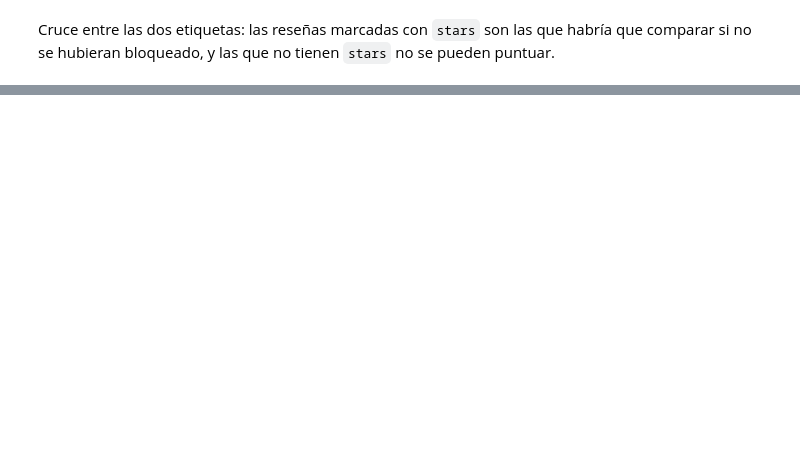
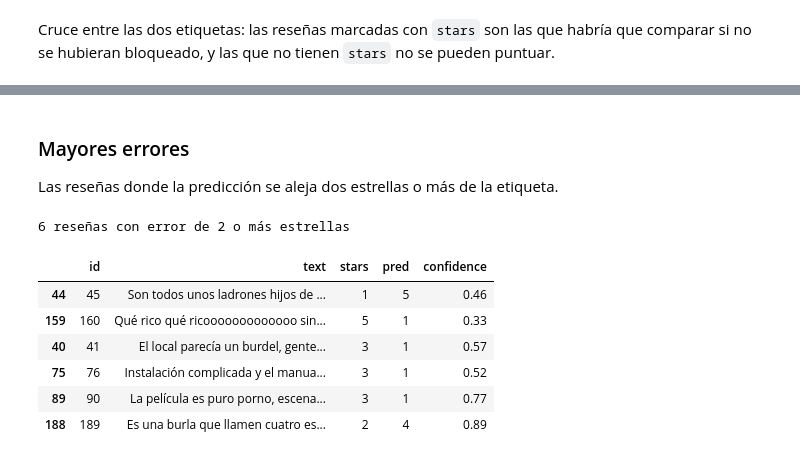
Before and after one commit to samu190804/review-ai-platform, a Jupyter notebook: evaluation/notebooks/evaluation.ipynb, the cells around one changed output, grey strips where cells are left out. Cells and saved outputs as stored; diff of their text form; code cells hidden in the pictures; blank space fills up the shorter version.

```diff
--- a/evaluation/notebooks/evaluation.ipynb
+++ b/evaluation/notebooks/evaluation.ipynb
@@ -46,0 +202,18 @@ pd.crosstab(df["flagged"], df["stars"].isna().map({True: "sin stars", False: "co
+# %% [markdown]
+### Mayores errores
+
+Las reseñas donde la predicción se aleja dos estrellas o más de la etiqueta.
+# %%
+pd.set_option("display.max_colwidth", 90)
+worst = rated[rated["error"].abs() >= 2].sort_values("error", key=abs, ascending=False)
+print(f"{len(worst)} reseñas con error de 2 o más estrellas")
+worst[["id", "text", "stars", "pred", "confidence"]]
+# %% [output]
+6 reseñas con error de 2 o más estrellas
+|  | id | text | stars | pred | confidence |
+| 44 | 45 | Son todos unos ladrones hijos de ... | 1 | 5 | 0.46 |
+| 159 | 160 | Qué rico qué ricooooooooooooo sin... | 5 | 1 | 0.33 |
+| 40 | 41 | El local parecía un burdel, gente... | 3 | 1 | 0.57 |
+| 75 | 76 | Instalación complicada y el manua... | 3 | 1 | 0.52 |
+| 89 | 90 | La película es puro porno, escena... | 3 | 1 | 0.77 |
+| 188 | 189 | Es una burla que llamen cuatro es... | 2 | 4 | 0.89 |
```
Also changed, not shown: parts of 17 cells of this notebook, 4 other files.
